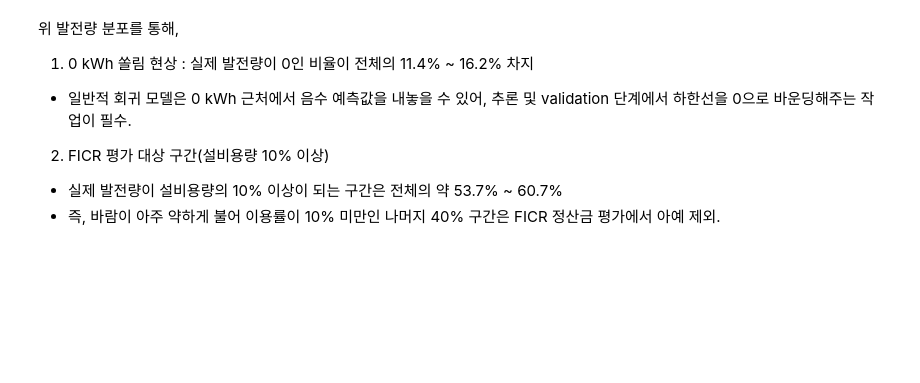
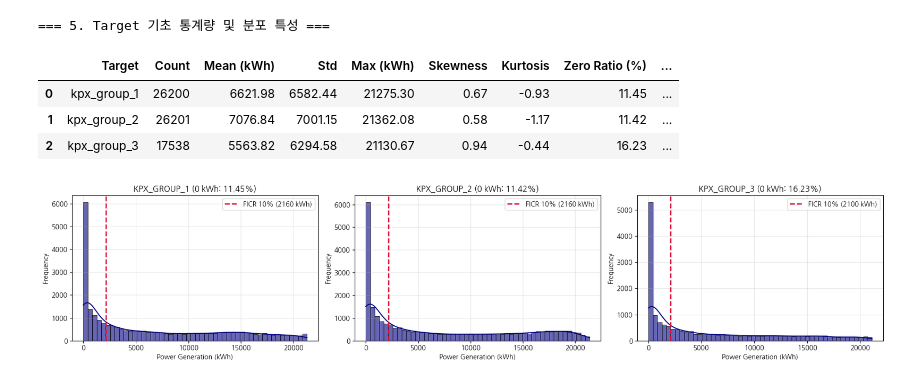
Before and after one commit to hoonbari-S2/wind_project, a Jupyter notebook: notebooks/EDA.ipynb, the cells around one changed output. Cells and saved outputs as stored; diff of their text form; code cells hidden in the pictures; blank space fills up the shorter version.

```diff
--- a/notebooks/EDA.ipynb
+++ b/notebooks/EDA.ipynb
@@ -127,19 +125,0 @@ plt.show()
-# %%
-# 1. 이미 로드된 기상 데이터 피벗 및 통합
-train_weather = process_weather_data(ldaps_train, "ldaps").merge(
-    process_weather_data(gfs_train, "gfs"), on="forecast_kst_dtm", how="inner"
-)
-
-# 2. 피처 생성 적용 (process_calendar_features & add_wind_features)
-train_base = train_labels.rename(columns={"kst_dtm": "forecast_kst_dtm"})
-train_base["forecast_kst_dtm"] = pd.to_datetime(train_base["forecast_kst_dtm"])
-train_df = train_base.merge(train_weather, on="forecast_kst_dtm", how="left")
-
-cal_feat = process_calendar_features(train_df["forecast_kst_dtm"])
-X_train_raw = pd.concat([cal_feat, train_df.drop(columns=["forecast_kst_dtm", *TARGET_COLS])], axis=1)
-X_train_feat = add_wind_features(X_train_raw)
-
-# 전체 병합 데이터셋 구축
-df_full = pd.concat([train_df[["forecast_kst_dtm", *TARGET_COLS]], X_train_feat], axis=1)
-
-print(f"✅ 데이터 전처리 및 피처 생성 완료! Shape: {df_full.shape}")
@@ -146,31 +318,46 @@ print(f"✅ 데이터 전처리 및 피처 생성 완료! Shape: {df_full.shape}
 # %%
-fig, axes = plt.subplots(1, 3, figsize=(18, 5))
+print("=== 5. Target 기초 통계량 및 분포 특성 ===")
+stats_list = []
+for col in TARGET_COLS:
+    s = df_full[col].dropna()
+    cap = CAPACITY_KWH[col]
+    stats_list.append({
+        "Target": col,
+        "Count": len(s),
+        "Mean (kWh)": s.mean(),
+        "Std": s.std(),
+        "Max (kWh)": s.max(),
+        "Skewness": s.skew(),
+        "Kurtosis": s.kurtosis(),
+        "Zero Ratio (%)": (s == 0).mean() * 100,
+        "FICR Target Ratio (%)": (s >= cap * 0.1).mean() * 100
+    })
+
+df_stats = pd.DataFrame(stats_list)
+display(df_stats.round(2))
+
+fig, axes = plt.subplots(1, len(TARGET_COLS), figsize=(6 * len(TARGET_COLS), 4))
+if len(TARGET_COLS) == 1:
+    axes = [axes]
 
 for i, col in enumerate(TARGET_COLS):
     cap = CAPACITY_KWH[col]
     valid_data = df_full[col].dropna()
 
-    sns.histplot(valid_data, bins=50, ax=axes[i], kde=True, color='navy')
-    axes[i].axvline(cap * 0.1, color='crimson', linestyle='--', linewidth=2, label=f'FICR 10% 기준 ({cap*0.1:.0f} kWh)')
-
-    zero_ratio = (valid_data == 0).mean() * 100
-    ficr_eval_ratio = (valid_data >= cap * 0.1).mean() * 100
-
-    axes[i].set_title(f"{col.upper()} 발전량 분포\n(0 kWh: {zero_ratio:.2f}% | FICR 평가대상: {ficr_eval_ratio:.2f}%)")
+    sns.histplot(valid_data, bins=50, ax=axes[i], kde=True, color='navy', alpha=0.6)
+    axes[i].axvline(cap * 0.1, color='crimson', linestyle='--', linewidth=2, label=f'FICR 10% ({cap*0.1:.0f} kWh)')
+    axes[i].set_title(f"{col.upper()} (0 kWh: {(valid_data==0).mean()*100:.2f}%)", fontsize=12, fontweight='bold')
     axes[i].set_xlabel("Power Generation (kWh)")
-    axes[i].legend()
+    axes[i].set_ylabel("Frequency")
+    axes[i].legend(loc='upper right')
+    axes[i].grid(True, alpha=0.3)
 
 plt.tight_layout()
 plt.show()
-
-# Group 3의 2022년 데이터 결측 구간 재확인
-df_full['year'] = df_full['forecast_kst_dtm'].dt.year
-print("=== 연도별 Target 유효 데이터 건수 ===")
-print(df_full.groupby('year')[TARGET_COLS].count())
+# %% [output]
+=== 5. Target 기초 통계량 및 분포 특성 ===
+|  | Target | Count | Mean (kWh) | Std | Max (kWh) | Skewness | Kurtosis | Zero Ratio (%) | ... |
+| 0 | kpx_group_1 | 26200 | 6621.98 | 6582.44 | 21275.30 | 0.67 | -0.93 | 11.45 | ... |
+| 1 | kpx_group_2 | 26201 | 7076.84 | 7001.15 | 21362.08 | 0.58 | -1.17 | 11.42 | ... |
+| 2 | kpx_group_3 | 17538 | 5563.82 | 6294.58 | 21130.67 | 0.94 | -0.44 | 16.23 | ... |
+[figure, added]
-# %% [markdown]
-위 발전량 분포를 통해,
-1. 0 kWh 쏠림 현상 : 실제 발전량이 0인 비율이 전체의 11.4% ~ 16.2% 차지
- - 일반적 회귀 모델은 0 kWh 근처에서 음수 예측값을 내놓을 수 있어, 추론 및 validation 단계에서 하한선을 0으로 바운딩해주는 작업이 필수.
-2. FICR 평가 대상 구간(설비용량 10% 이상)
- - 실제 발전량이 설비용량의 10% 이상이 되는 구간은 전체의 약 53.7% ~ 60.7%
- - 즉, 바람이 아주 약하게 불어 이용률이 10% 미만인 나머지 40% 구간은 FICR 정산금 평가에서 아예 제외.
```
Also changed, not shown: parts of 35 cells of this notebook, 2 other files.
